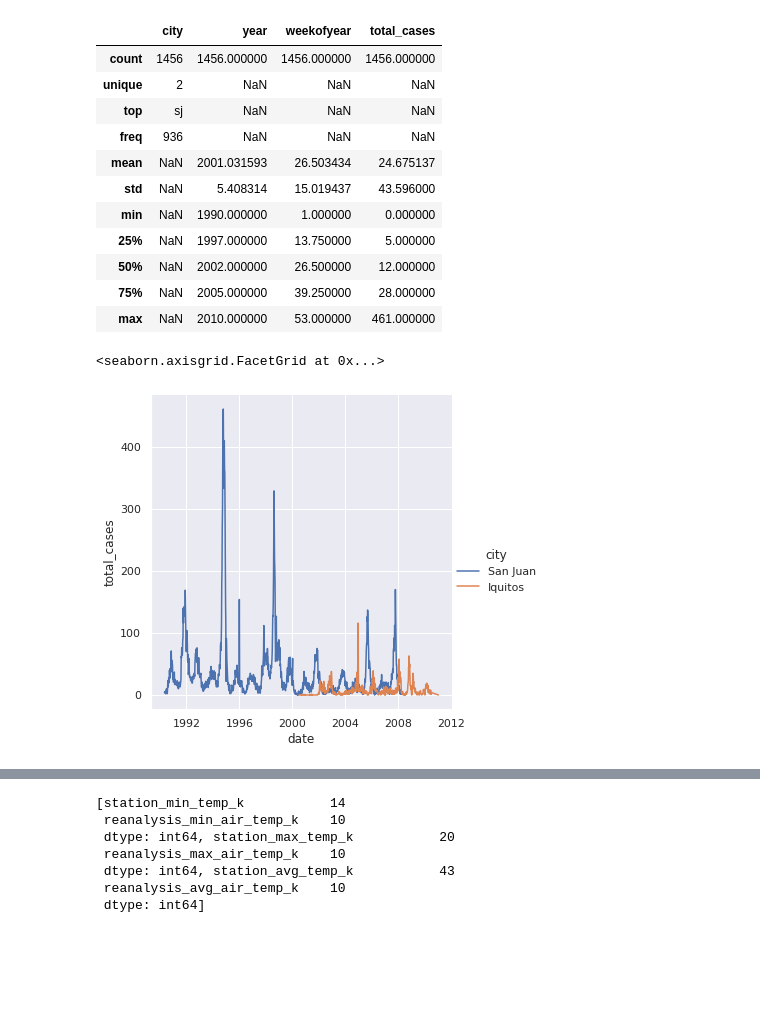
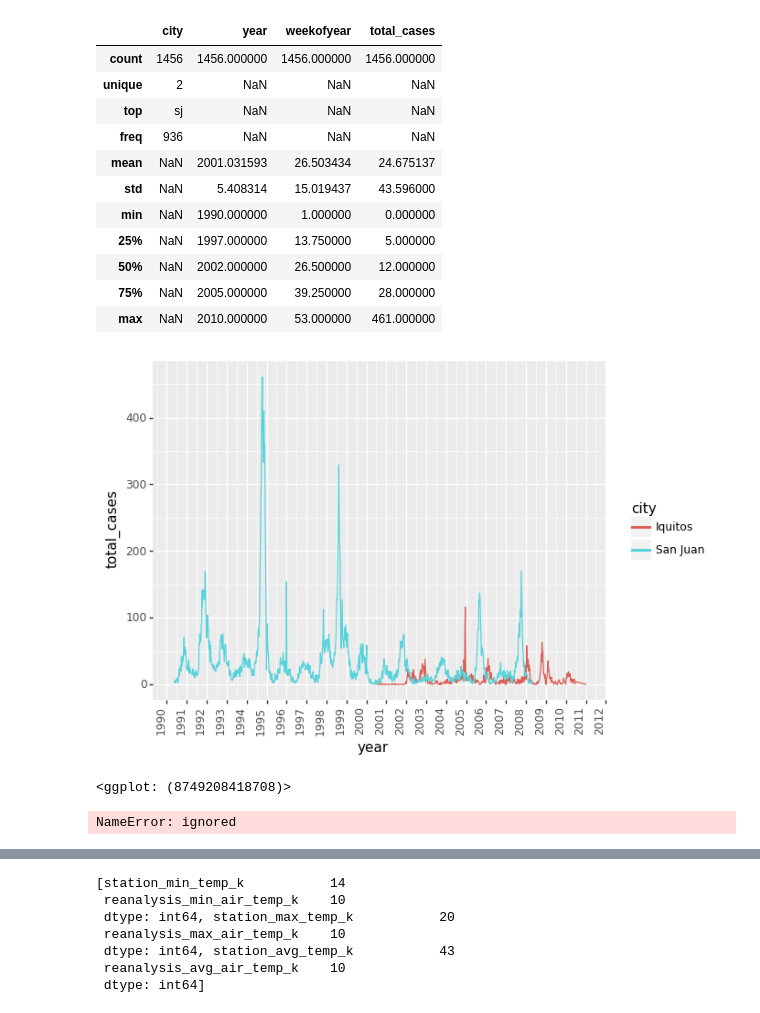
Before and after one commit to kmilonas/Dengue-fever, a Jupyter notebook: Dengue.ipynb, the cells around one changed output, grey strips where cells are left out. Cells and saved outputs as stored; diff of their text form; code cells hidden in the pictures; blank space fills up the shorter version.

```diff
--- a/Dengue.ipynb
+++ b/Dengue.ipynb
@@ -48,10 +48,32 @@ labels["date"] = pd.to_datetime(labels.year.astype(str), format='%Y') + pd.to_ti
     labels.weekofyear.mul(7).astype(str) + ' days')
 
 labels['city'] = labels['city'].str.replace('sj','San Juan').str.replace('iq','Iquitos')
-# %%
-sns.set()
-sns.relplot(x="date", y="total_cases", hue="city", kind="line",
-            data=labels)
-# %% [output]
-<seaborn.axisgrid.FacetGrid at 0x...>
-[figure, removed]
+# %%
+from plotnine import *
+from mizani.breaks import date_breaks
+from mizani.formatters import date_format
+
+(ggplot(labels, aes(x='date', y='total_cases', color='city'))  +
+ geom_line() + xlab('year') +
+ scale_x_datetime(breaks=date_breaks('1 years'), labels=date_format('%Y'))  +
+  theme(axis_text_x=element_text(rotation=90, hjust=1)))
+# %% [output]
+[figure, added]
+<ggplot: (8749208418708)>
+# %%
+sns.set()
+import matplotlib.dates as mdates
+from pandas.tseries import offsets
+
+yearticks = np.unique(labels.date + offsets.YearEnd())
+yearticks_lab = [datetime.datetime.fromtimestamp(x).strftime('%Y-%m-%d %H:%M:%S') for x in yearticks]
+ax.set_xticklabels(xticks_dates)
+
+
+p = sns.relplot(x="date", y="total_cases", hue="city", kind="line", data=labels)
+
+p.set(xticks=yearticks)
+#p.xaxis.set_major_locator(mdates.AutoDateLocator())
+#p.xaxis.set_major_formatter(mdates.DateFormatter('%Y.%m.%d'))
+# %% [output]
+NameError: ignored
```
Also changed, not shown: parts of 6 cells of this notebook.
